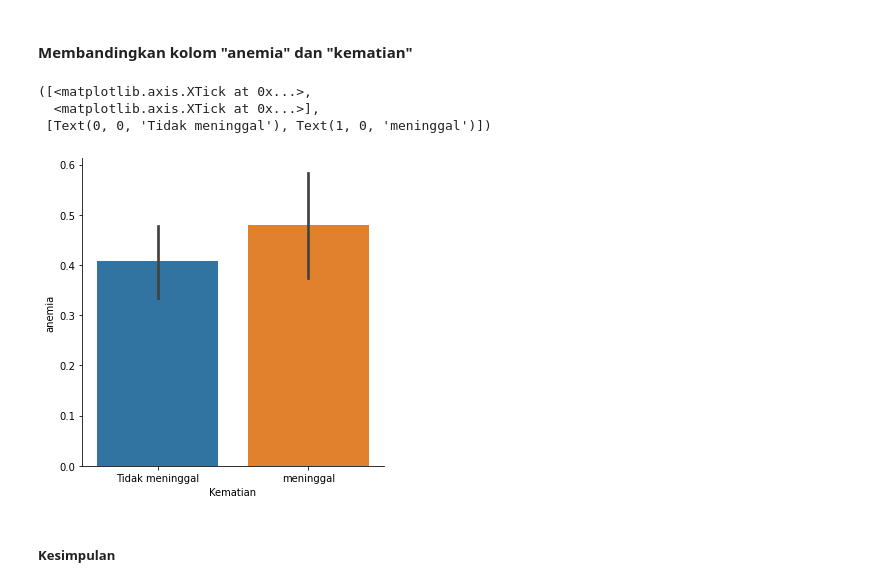
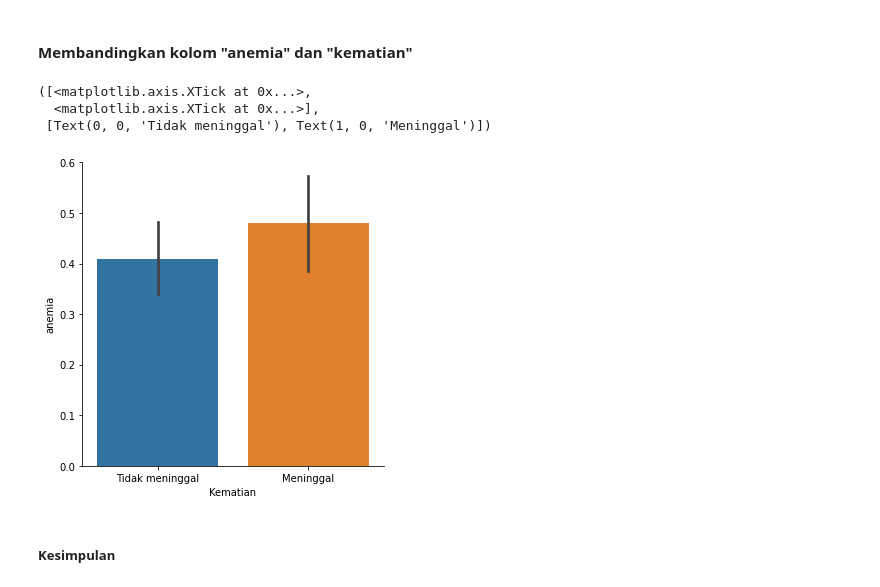
Before and after one commit to Mazcho/Hyperparameter-Tuning-pada-ExtraTreesClassifier-untuk-Prediksi-Gagal-Jantung-Hacktiv8-FinalProject3, a Jupyter notebook: PYTN_KampusMerdeka_FP3_Hacktiv8.ipynb, the cells around one changed output. Saved outputs shown, nothing was run; the diff lists cells and outputs as text; code cells hidden in the pictures.

```diff
--- a/PYTN_KampusMerdeka_FP3_Hacktiv8.ipynb
+++ b/PYTN_KampusMerdeka_FP3_Hacktiv8.ipynb
@@ -282,14 +316,20 @@ Dari barplot diatas dapat disimpulkan bahwa perbandingan antara tidak meninggal
 # %% [markdown]
 #### Membandingkan kolom "anemia" dan "kematian"
 # %%
+# Memilih kolom 'anemia' dan 'Kematian' dari DataFrame 'df'
 df[['anemia', 'Kematian']]
+
+# Membuat grafik batang menggunakan seaborn catplot
+# dengan menggunakan kolom 'Kematian' sebagai sumbu x dan 'anemia' sebagai sumbu y
 sns.catplot(data=df, x='Kematian', y='anemia', kind='bar')
-plt.xticks(ticks=(0,1),labels=['Tidak meninggal','meninggal'])
+
+# Mengatur label pada sumbu x
+plt.xticks(ticks=(0,1), labels=['Tidak meninggal', 'Meninggal'])
 # %% [output]
 ([<matplotlib.axis.XTick at 0x...>,
   <matplotlib.axis.XTick at 0x...>],
- [Text(0, 0, 'Tidak meninggal'), Text(1, 0, 'meninggal')])
+ [Text(0, 0, 'Tidak meninggal'), Text(1, 0, 'Meninggal')])
-[figure, old version]
+[figure, new version]
 # %% [markdown]
 ##### Kesimpulan
 # %% [markdown]
```
Also changed, not shown: parts of 45 cells of this notebook.
